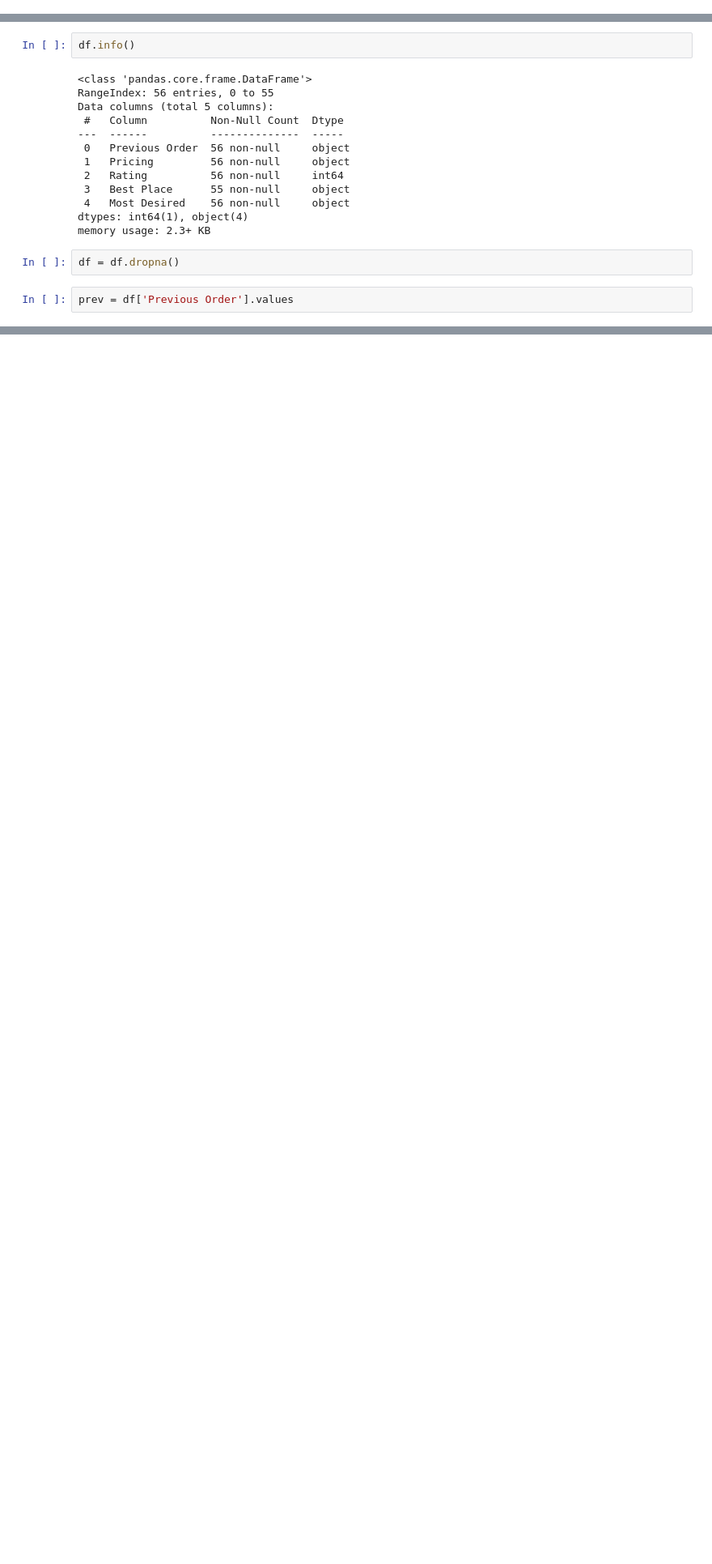
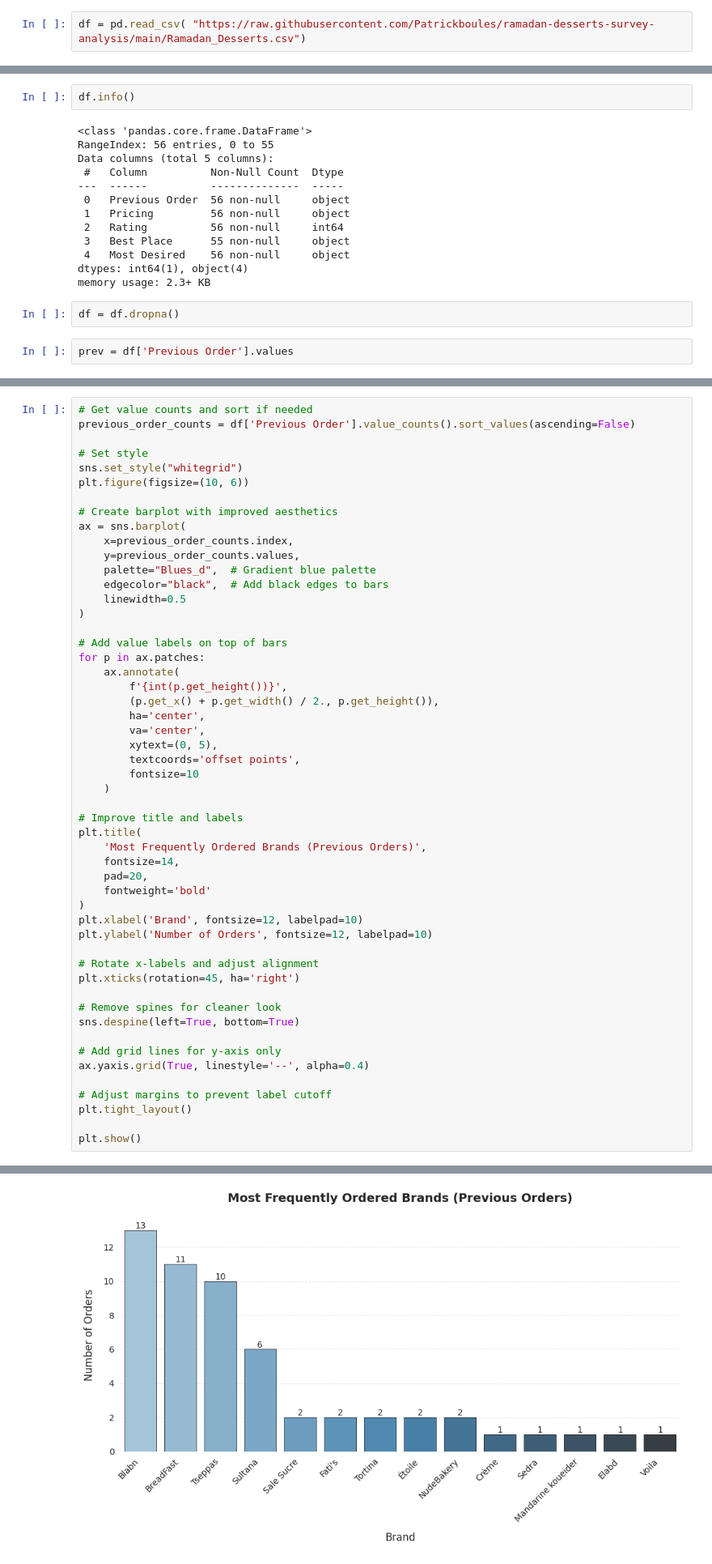
Before and after one commit to Patrickboules/ramadan-desserts-survey-analysis, a Jupyter notebook: Ramadan_Desserts_DE211_Project.ipynb, the cells around one changed output, grey strips where cells are left out. Shown at 81% size. Saved outputs shown, nothing was run; the diff lists cells and outputs as text; blank space fills up the shorter version.

Commit message:
Redone the Visualizations and Add 1st Hypothesis Test

```diff
--- a/Ramadan_Desserts_DE211_Project.ipynb
+++ b/Ramadan_Desserts_DE211_Project.ipynb
@@ -14,0 +16,2 @@ Mounted at /content/drive
+# %%
+df = pd.read_csv( "https://raw.githubusercontent.com/Patrickboules/ramadan-desserts-survey-analysis/main/Ramadan_Desserts.csv")
@@ -200,0 +58,53 @@ Conclusion: Reject the null hypothesis (there is a significant association).
+# %%
+# Get value counts and sort if needed
+previous_order_counts = df['Previous Order'].value_counts().sort_values(ascending=False)
+
+# Set style
+sns.set_style("whitegrid")
+plt.figure(figsize=(10, 6))
+
+# Create barplot with improved aesthetics
+ax = sns.barplot(
+    x=previous_order_counts.index,
+    y=previous_order_counts.values,
+    palette="Blues_d",  # Gradient blue palette
+    edgecolor="black",  # Add black edges to bars
+    linewidth=0.5
+)
+
+# Add value labels on top of bars
+for p in ax.patches:
+    ax.annotate(
+        f'{int(p.get_height())}',
+        (p.get_x() + p.get_width() / 2., p.get_height()),
+        ha='center',
+        va='center',
+        xytext=(0, 5),
+        textcoords='offset points',
+        fontsize=10
+    )
+
+# Improve title and labels
+plt.title(
+    'Most Frequently Ordered Brands (Previous Orders)',
+    fontsize=14,
+    pad=20,
+    fontweight='bold'
+)
+plt.xlabel('Brand', fontsize=12, labelpad=10)
+plt.ylabel('Number of Orders', fontsize=12, labelpad=10)
+
+# Rotate x-labels and adjust alignment
+plt.xticks(rotation=45, ha='right')
+
+# Remove spines for cleaner look
+sns.despine(left=True, bottom=True)
+
+# Add grid lines for y-axis only
+ax.yaxis.grid(True, linestyle='--', alpha=0.4)
+
+# Adjust margins to prevent label cutoff
+plt.tight_layout()
+
+plt.show()
+# %% [output]
@@ -200,0 +114 @@ Conclusion: Reject the null hypothesis (there is a significant association).
+[figure, added]
```
Also changed, not shown: parts of 28 cells of this notebook.
